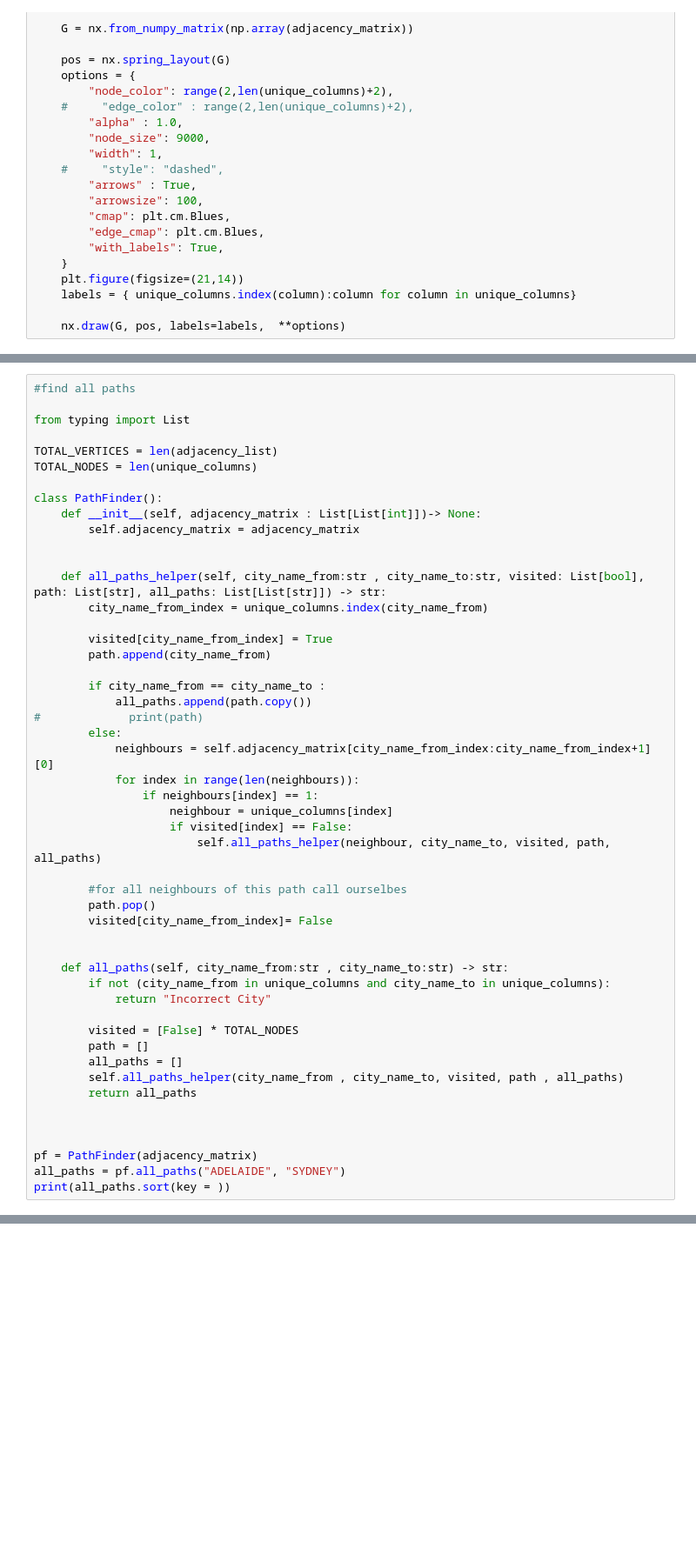
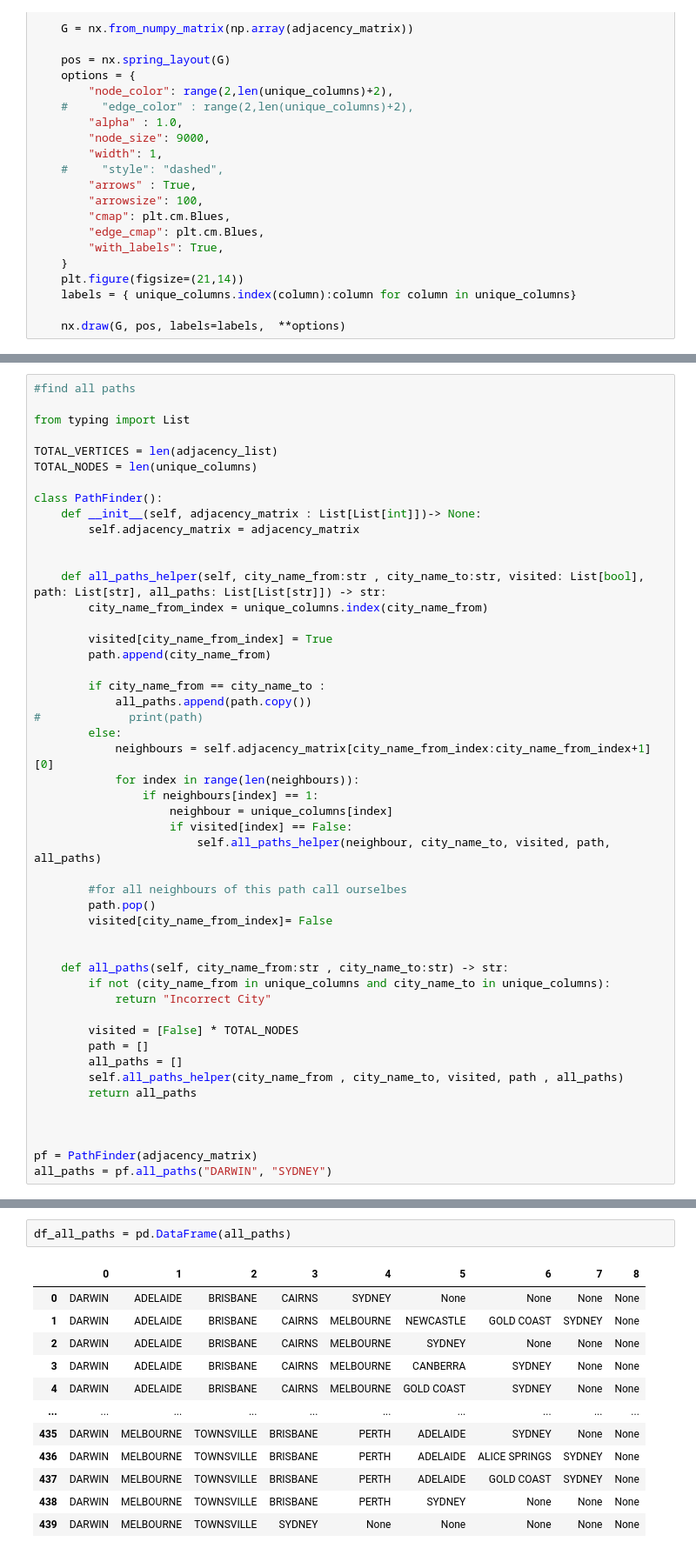
Before and after one commit to shashanksingh/blog_redux, a Jupyter notebook: _notebooks/2020-10-03-dfs.ipynb, the cells around one changed output, grey strips where cells are left out. Shown at 87% size. Cells and saved outputs as stored; diff of their text form; blank space fills up the shorter version.

```diff
--- a/_notebooks/2020-10-03-dfs.ipynb
+++ b/_notebooks/2020-10-03-dfs.ipynb
@@ -172,5 +171,4 @@ class PathFinder():
 
 
 pf = PathFinder(adjacency_matrix)
-all_paths = pf.all_paths("ADELAIDE", "SYDNEY")
-print(all_paths.sort(key = ))
+all_paths = pf.all_paths("DARWIN", "SYDNEY")
@@ -178,0 +175,15 @@ print(all_paths.sort(key = ))
+# %%
+df_all_paths = pd.DataFrame(all_paths)
+# %% [output]
+|  | 0 | 1 | 2 | 3 | 4 | 5 | 6 | 7 | 8 |
+| 0 | DARWIN | ADELAIDE | BRISBANE | CAIRNS | SYDNEY | None | None | None | None |
+| 1 | DARWIN | ADELAIDE | BRISBANE | CAIRNS | MELBOURNE | NEWCASTLE | GOLD COAST | SYDNEY | None |
+| 2 | DARWIN | ADELAIDE | BRISBANE | CAIRNS | MELBOURNE | SYDNEY | None | None | None |
+| 3 | DARWIN | ADELAIDE | BRISBANE | CAIRNS | MELBOURNE | CANBERRA | SYDNEY | None | None |
+| 4 | DARWIN | ADELAIDE | BRISBANE | CAIRNS | MELBOURNE | GOLD COAST | SYDNEY | None | None |
+| ... | ... | ... | ... | ... | ... | ... | ... | ... | ... |
+| 435 | DARWIN | MELBOURNE | TOWNSVILLE | BRISBANE | PERTH | ADELAIDE | SYDNEY | None | None |
+| 436 | DARWIN | MELBOURNE | TOWNSVILLE | BRISBANE | PERTH | ADELAIDE | ALICE SPRINGS | SYDNEY | None |
+| 437 | DARWIN | MELBOURNE | TOWNSVILLE | BRISBANE | PERTH | ADELAIDE | GOLD COAST | SYDNEY | None |
+| 438 | DARWIN | MELBOURNE | TOWNSVILLE | BRISBANE | PERTH | SYDNEY | None | None | None |
+| 439 | DARWIN | MELBOURNE | TOWNSVILLE | SYDNEY | None | None | None | None | None |
```
Also changed, not shown: parts of 4 cells of this notebook, 3 other files.
